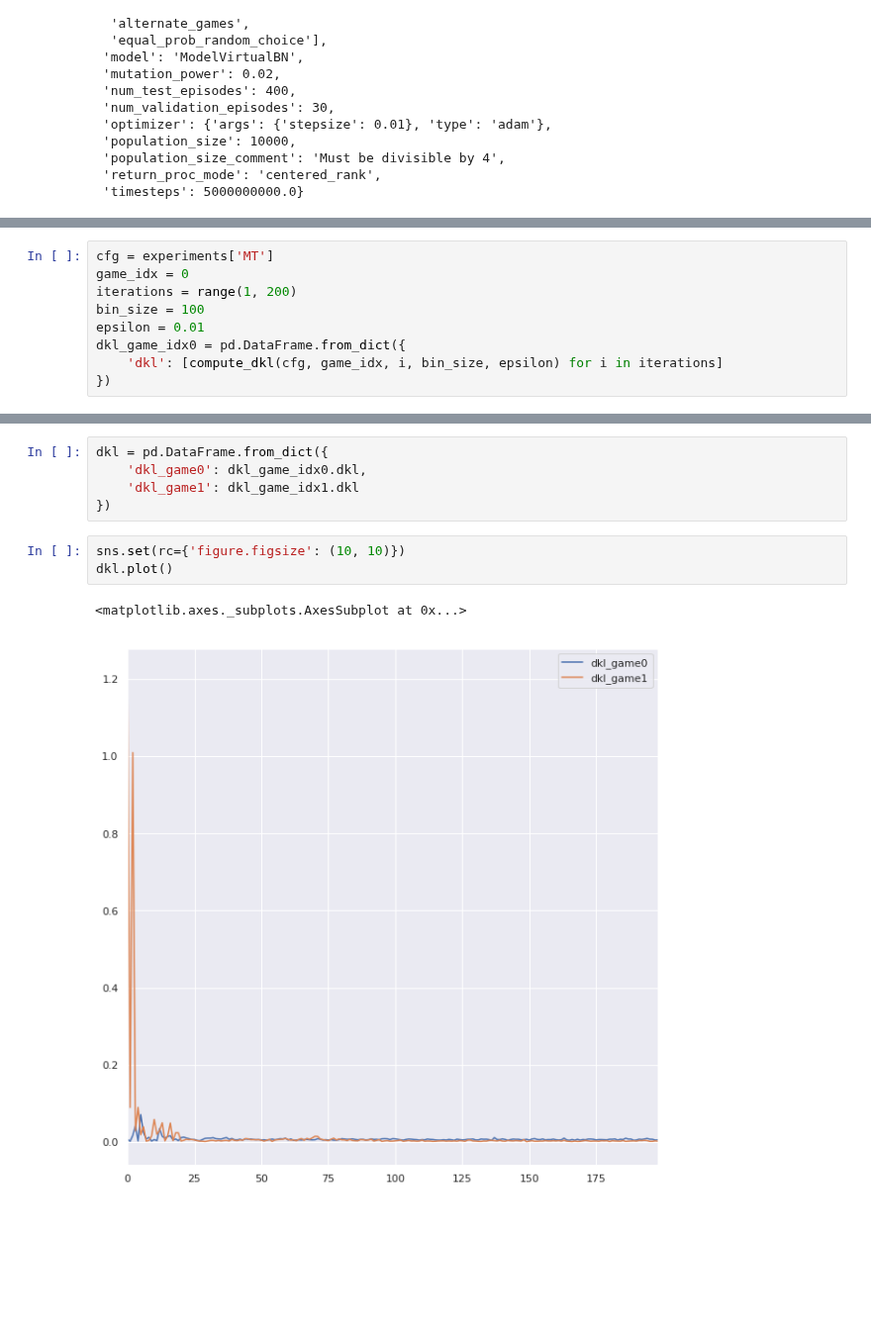
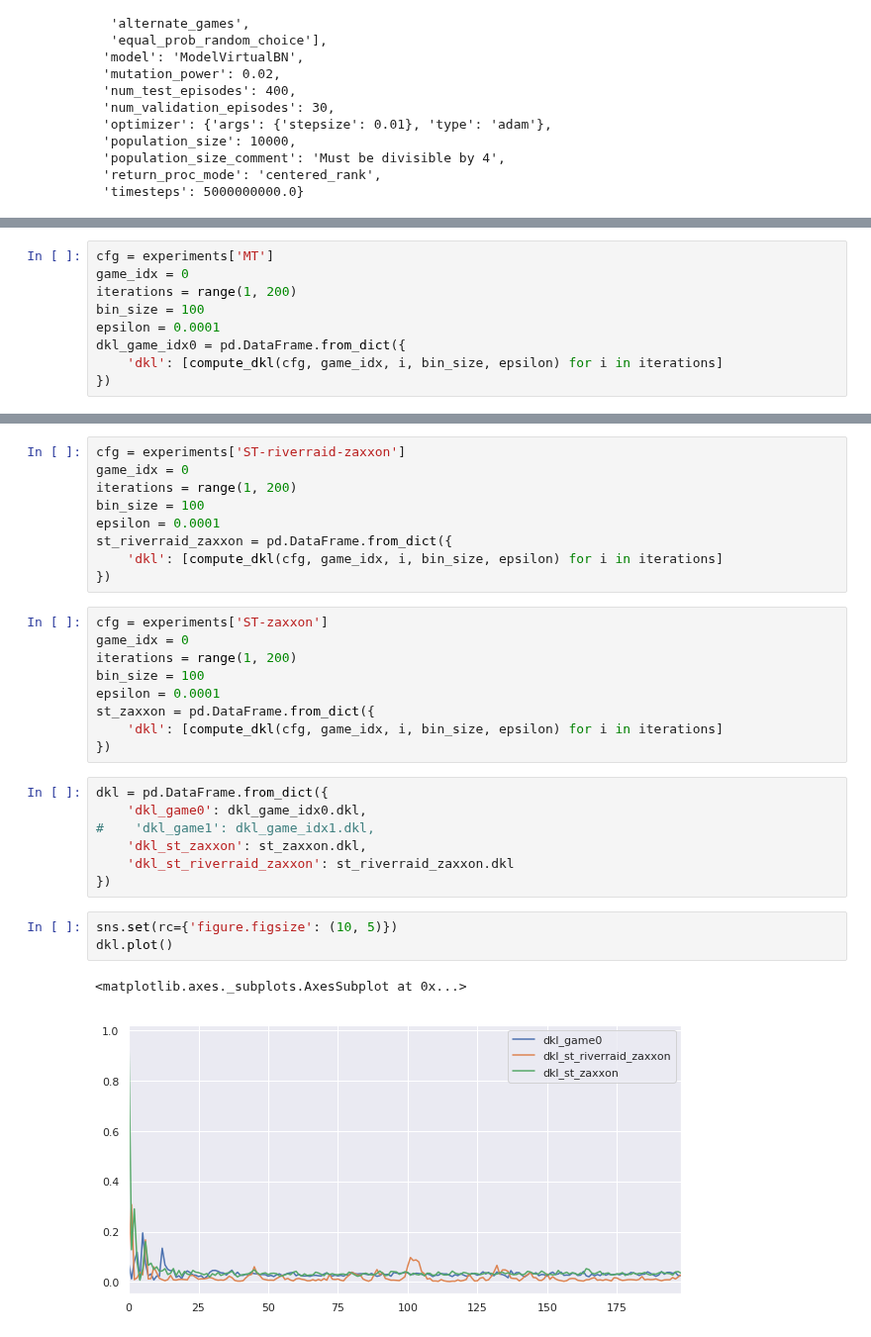
Before and after one commit to deyandyankov/research.mtne, a Jupyter notebook: gpu_implementation/analysis/DKL.ipynb, the cells around one changed output, grey strips where cells are left out. Shown at 99% size. Cells and saved outputs as stored; diff of their text form; blank space fills up the shorter version.

```diff
--- a/gpu_implementation/analysis/DKL.ipynb
+++ b/gpu_implementation/analysis/DKL.ipynb
@@ -84,7 +95,7 @@ cfg = experiments['MT']
 game_idx = 0
 iterations = range(1, 200)
 bin_size = 100
-epsilon = 0.01
+epsilon = 0.0001
 dkl_game_idx0 = pd.DataFrame.from_dict({
     'dkl': [compute_dkl(cfg, game_idx, i, bin_size, epsilon) for i in iterations]
 })
@@ -97,14 +108,34 @@ epsilon = 0.01
 dkl_game_idx1 = pd.DataFrame.from_dict({
     'dkl': [compute_dkl(cfg, game_idx, i, bin_size, epsilon) for i in iterations]
 })
+# %%
+cfg = experiments['ST-riverraid-zaxxon']
+game_idx = 0
+iterations = range(1, 200)
+bin_size = 100
+epsilon = 0.0001
+st_riverraid_zaxxon = pd.DataFrame.from_dict({
+    'dkl': [compute_dkl(cfg, game_idx, i, bin_size, epsilon) for i in iterations]
+})
+# %%
+cfg = experiments['ST-zaxxon']
+game_idx = 0
+iterations = range(1, 200)
+bin_size = 100
+epsilon = 0.0001
+st_zaxxon = pd.DataFrame.from_dict({
+    'dkl': [compute_dkl(cfg, game_idx, i, bin_size, epsilon) for i in iterations]
+})
 # %%
 dkl = pd.DataFrame.from_dict({
     'dkl_game0': dkl_game_idx0.dkl,
-    'dkl_game1': dkl_game_idx1.dkl
+#    'dkl_game1': dkl_game_idx1.dkl,
+    'dkl_st_zaxxon': st_zaxxon.dkl,
+    'dkl_st_riverraid_zaxxon': st_riverraid_zaxxon.dkl
 })
 # %%
-sns.set(rc={'figure.figsize': (10, 10)})
+sns.set(rc={'figure.figsize': (10, 5)})
 dkl.plot()
 # %% [output]
 <matplotlib.axes._subplots.AxesSubplot at 0x...>
-[figure, old version]
+[figure, new version]
```
Also changed, not shown: parts of 4 cells of this notebook, 1 other file.
